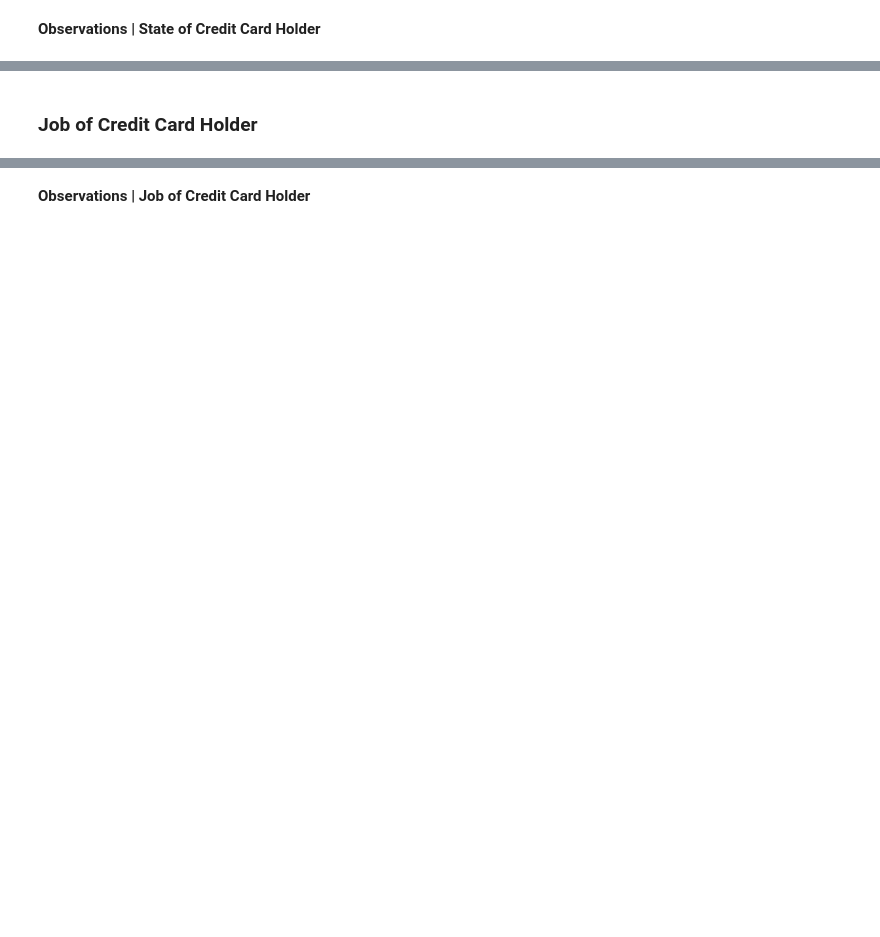
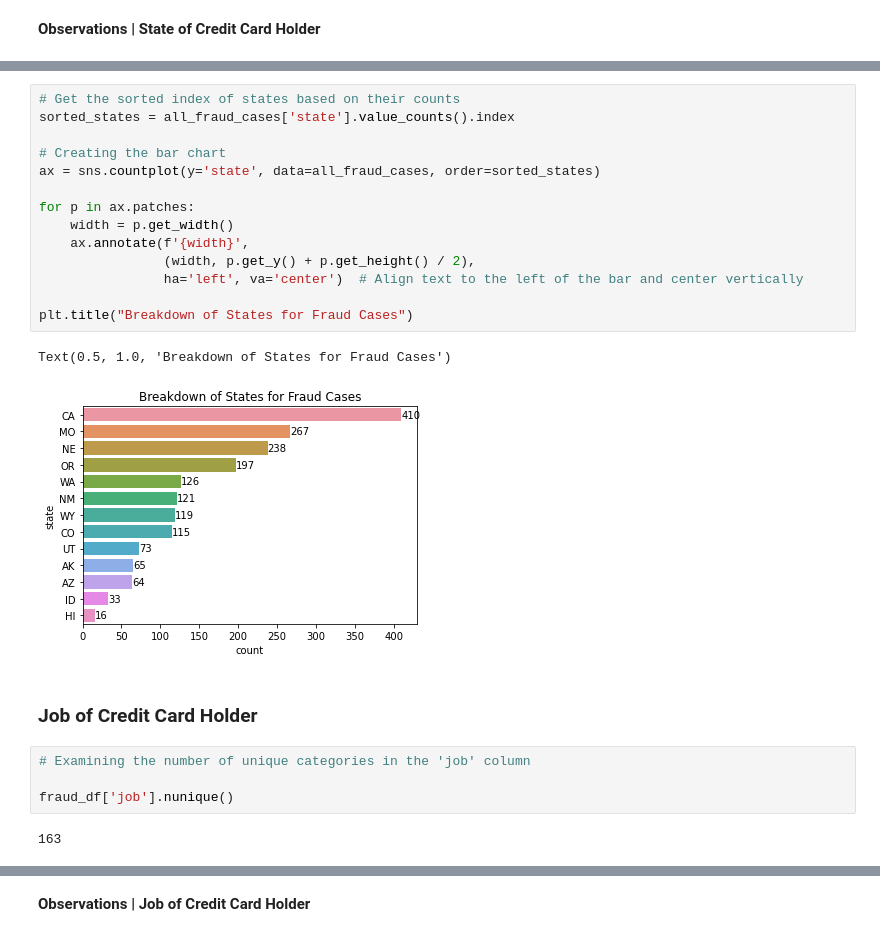
Before and after one commit to keithotuomagie/credit_card_fraud_model, a Jupyter notebook: Untitled.ipynb, the cells around one changed output, grey strips where cells are left out. Saved outputs shown, nothing was run; the diff lists cells and outputs as text; blank space fills up the shorter version.

Commit message:
Notebook | Updating Data Understanding

```diff
--- a/Untitled.ipynb
+++ b/Untitled.ipynb
@@ -423,2 +554,25 @@ Text(0.5, 1.0, 'Breakdown of Merchant Category for Fraud Cases')
+# %%
+# Get the sorted index of states based on their counts
+sorted_states = all_fraud_cases['state'].value_counts().index
+
+# Creating the bar chart
+ax = sns.countplot(y='state', data=all_fraud_cases, order=sorted_states)
+
+for p in ax.patches:
+    width = p.get_width()
+    ax.annotate(f'{width}',
+                (width, p.get_y() + p.get_height() / 2),
+                ha='left', va='center')  # Align text to the left of the bar and center vertically
+
+plt.title("Breakdown of States for Fraud Cases")
+# %% [output]
+Text(0.5, 1.0, 'Breakdown of States for Fraud Cases')
+[figure, added]
 # %% [markdown]
 ### Job of Credit Card Holder
+# %%
+# Examining the number of unique categories in the 'job' column
+
+fraud_df['job'].nunique()
+# %% [output]
+163
```
Also changed, not shown: parts of 29 cells of this notebook.
